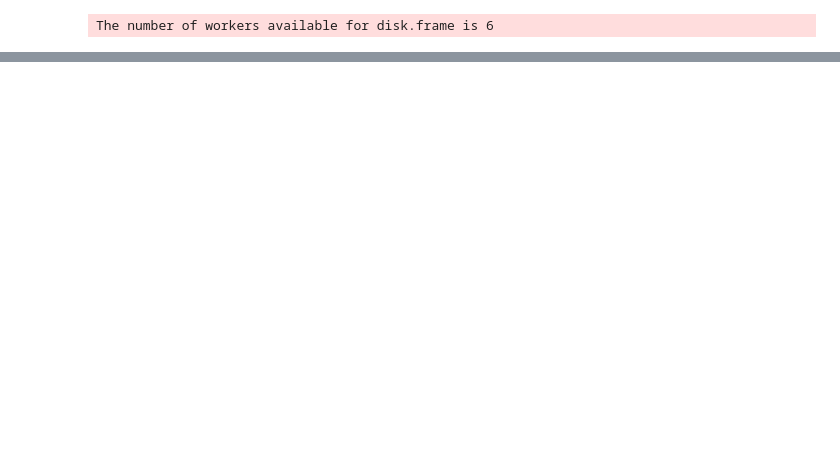
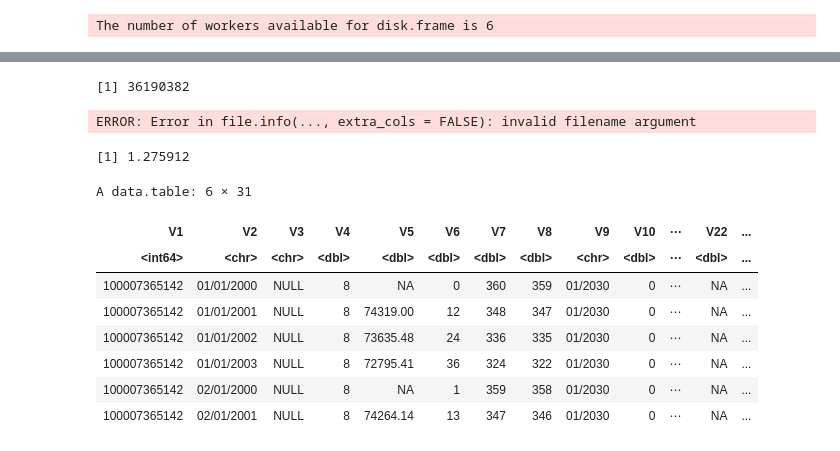
Before and after one commit to DiskFrame/disk.frame-vs, a Jupyter notebook: notebooks/test-diskframe.ipynb, the cells around one changed output, grey strips where cells are left out. Drawn from its saved outputs; the diff is of its cells as text; code cells hidden in the pictures; blank space fills up the shorter version.

```diff
--- a/notebooks/test-diskframe.ipynb
+++ b/notebooks/test-diskframe.ipynb
@@ -29,0 +107,4 @@ system.time(a <- csv_to_disk.frame("fm-data/perf/Performance_2000Q1.txt"))
+# %%
+nrow(a)
+# %% [output]
+[1] 36190382
@@ -29,0 +113,20 @@ system.time(a <- csv_to_disk.frame("fm-data/perf/Performance_2000Q1.txt"))
+# %%
+file.size(a)
+# %% [output]
+ERROR: Error in file.info(..., extra_cols = FALSE): invalid filename argument
+# %%
+sum(file.size(dir(attr(a, "path"), full.names=T)))/1024^3
+# %% [output]
+[1] 1.275912
+# %%
+head(a)
+# %% [output]
+A data.table: 6 × 31
+| V1 | V2 | V3 | V4 | V5 | V6 | V7 | V8 | V9 | V10 | ⋯ | V22 | ... |
+| <int64> | <chr> | <chr> | <dbl> | <dbl> | <dbl> | <dbl> | <dbl> | <chr> | <dbl> | ⋯ | <dbl> | ... |
+| 100007365142 | 01/01/2000 | NULL | 8 | NA | 0 | 360 | 359 | 01/2030 | 0 | ⋯ | NA | ... |
+| 100007365142 | 01/01/2001 | NULL | 8 | 74319.00 | 12 | 348 | 347 | 01/2030 | 0 | ⋯ | NA | ... |
+| 100007365142 | 01/01/2002 | NULL | 8 | 73635.48 | 24 | 336 | 335 | 01/2030 | 0 | ⋯ | NA | ... |
+| 100007365142 | 01/01/2003 | NULL | 8 | 72795.41 | 36 | 324 | 322 | 01/2030 | 0 | ⋯ | NA | ... |
+| 100007365142 | 02/01/2000 | NULL | 8 | NA | 1 | 359 | 358 | 01/2030 | 0 | ⋯ | NA | ... |
+| 100007365142 | 02/01/2001 | NULL | 8 | 74264.14 | 13 | 347 | 346 | 01/2030 | 0 | ⋯ | NA | ... |
```
Also changed, not shown: parts of 9 cells of this notebook, 1 other file.
